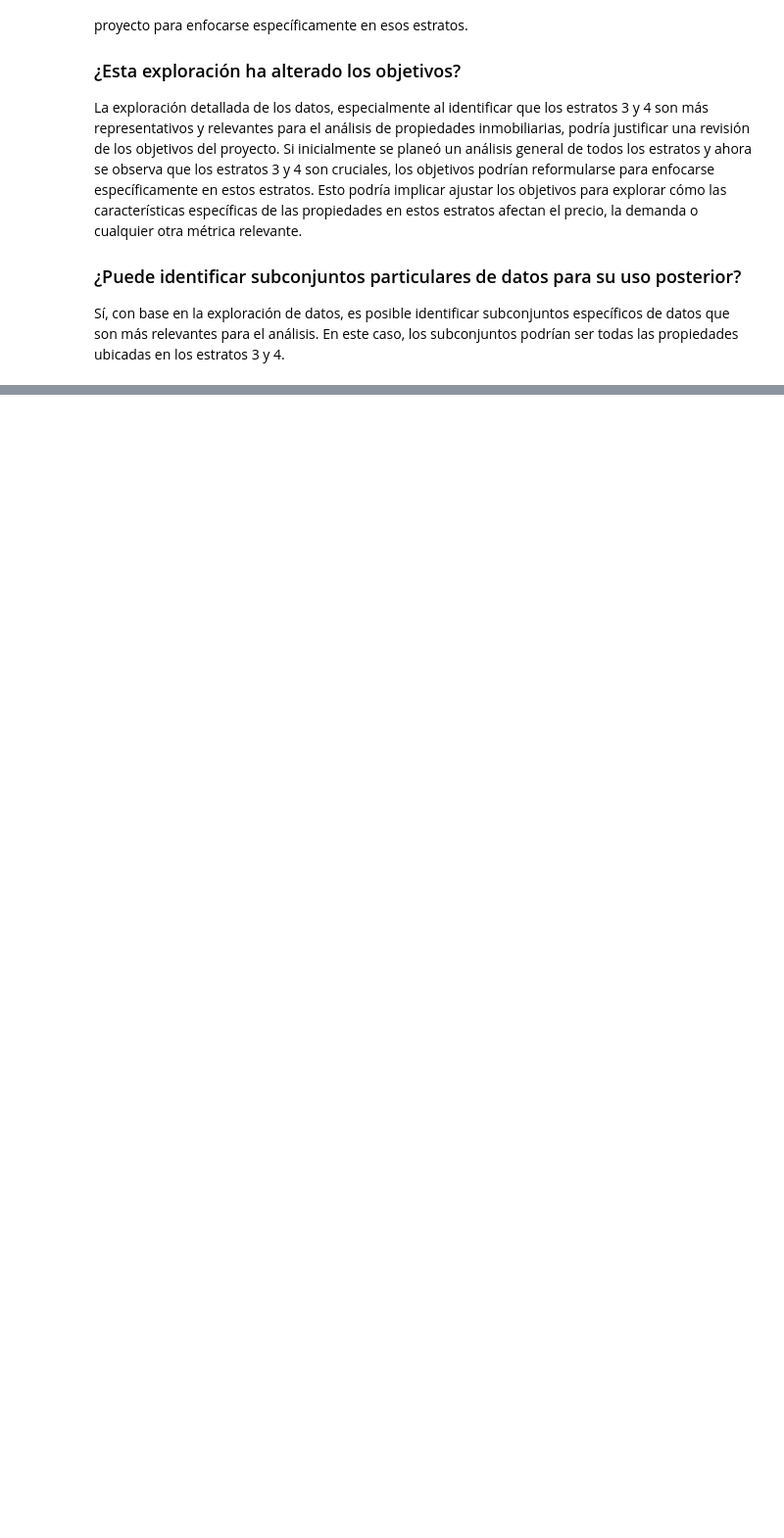
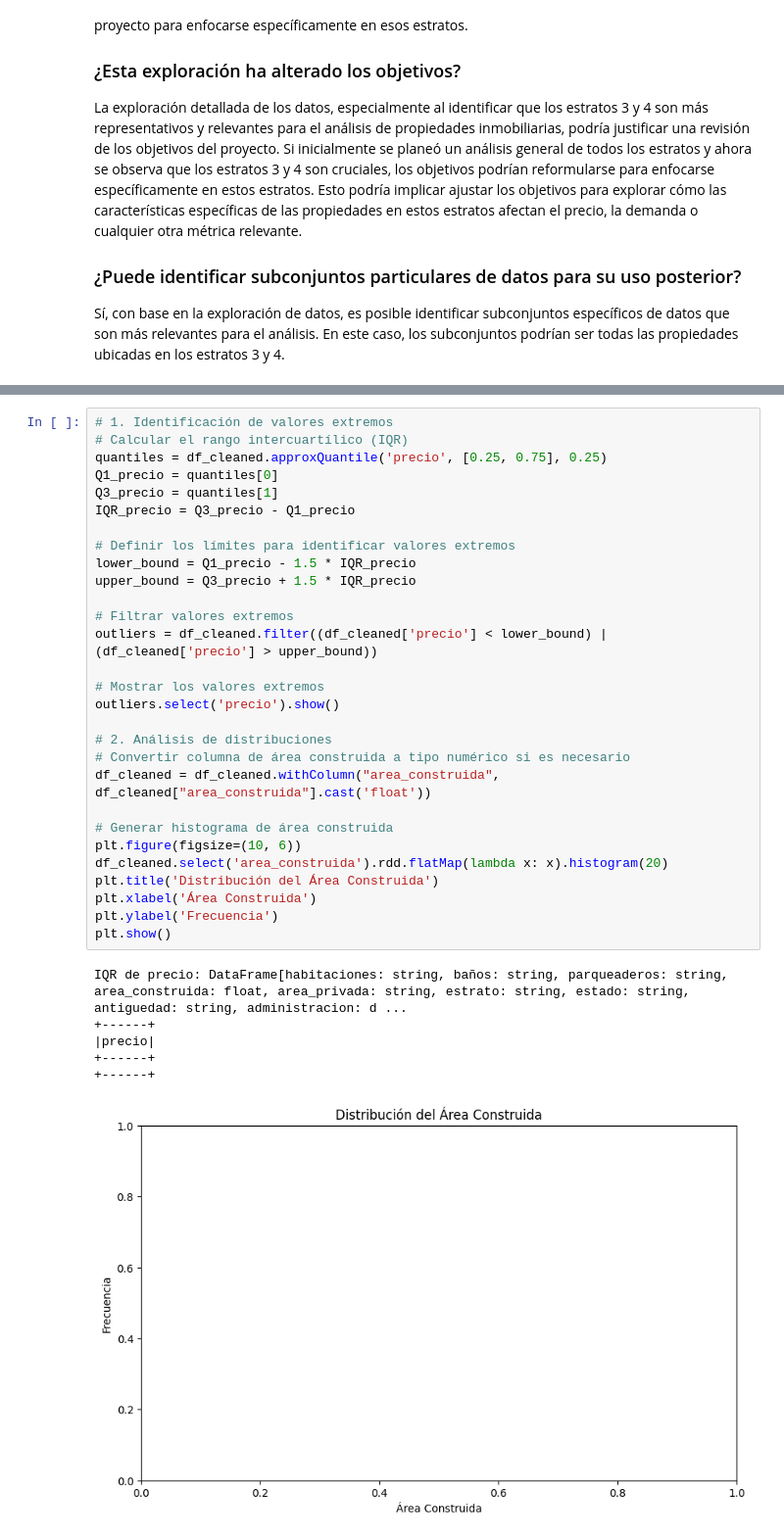
Before and after one commit to jbastian9/SeminarioBigData, a Jupyter notebook: Copia_de_Lab3.ipynb, the cells around one changed output, grey strips where cells are left out. Shown at 98% size. Saved outputs shown, nothing was run; the diff lists cells and outputs as text; blank space fills up the shorter version.

```diff
--- a/Copia_de_Lab3.ipynb
+++ b/Copia_de_Lab3.ipynb
@@ -492,0 +650,36 @@ Sí, con base en la exploración de datos, es posible identificar subconjuntos e
+# %%
+# 1. Identificación de valores extremos
+# Calcular el rango intercuartílico (IQR)
+quantiles = df_cleaned.approxQuantile('precio', [0.25, 0.75], 0.25)
+Q1_precio = quantiles[0]
+Q3_precio = quantiles[1]
+IQR_precio = Q3_precio - Q1_precio
+
+# Definir los límites para identificar valores extremos
+lower_bound = Q1_precio - 1.5 * IQR_precio
+upper_bound = Q3_precio + 1.5 * IQR_precio
+
+# Filtrar valores extremos
+outliers = df_cleaned.filter((df_cleaned['precio'] < lower_bound) | (df_cleaned['precio'] > upper_bound))
+
+# Mostrar los valores extremos
+outliers.select('precio').show()
+
+# 2. Análisis de distribuciones
+# Convertir columna de área construida a tipo numérico si es necesario
+df_cleaned = df_cleaned.withColumn("area_construida", df_cleaned["area_construida"].cast('float'))
+
+# Generar histograma de área construida
+plt.figure(figsize=(10, 6))
+df_cleaned.select('area_construida').rdd.flatMap(lambda x: x).histogram(20)
+plt.title('Distribución del Área Construida')
+plt.xlabel('Área Construida')
+plt.ylabel('Frecuencia')
+plt.show()
+# %% [output]
+IQR de precio: DataFrame[habitaciones: string, baños: string, parqueaderos: string, area_construida: float, area_privada: string, estrato: string, estado: string, antiguedad: string, administracion: d ...
++------+
+|precio|
++------+
++------+
+[figure, added]
```
Also changed, not shown: parts of 12 cells of this notebook.
